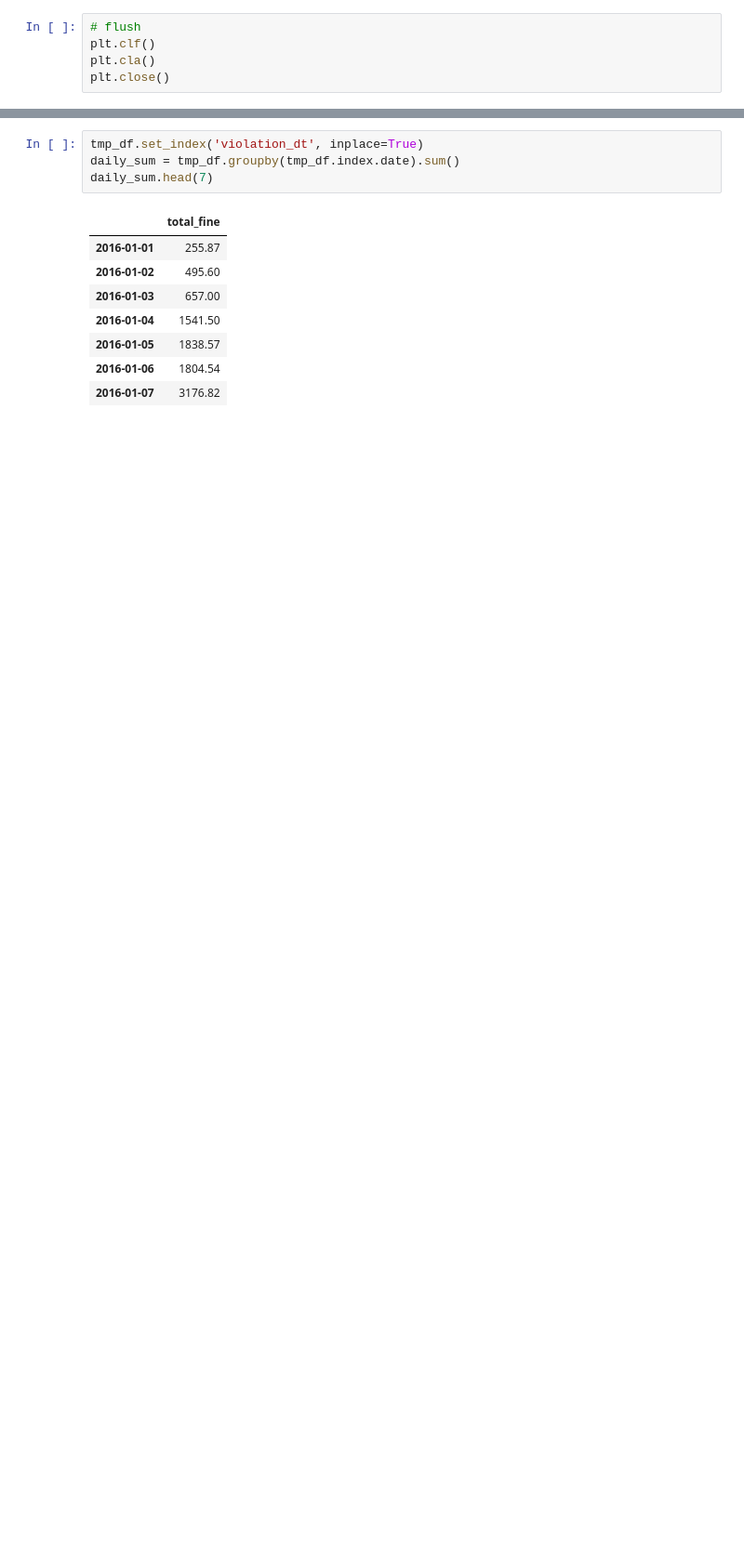
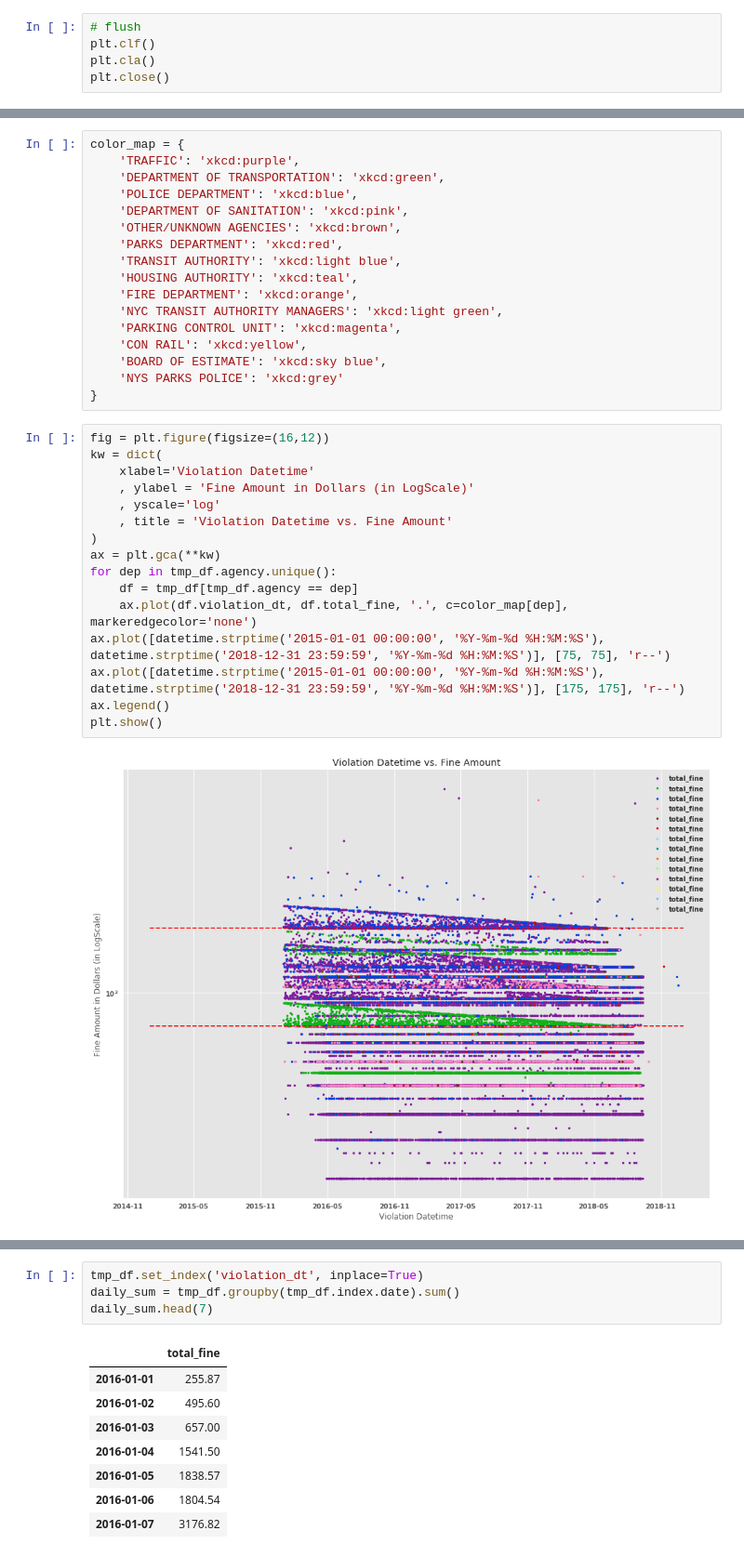
Before and after one commit to sunghoonyang/gallery-in-jupyter, a Jupyter notebook: fall18/principles_of_urban_informatics/hw3/HW3_shy256.ipynb, the cells around one changed output, grey strips where cells are left out. Shown at 93% size. Drawn from its saved outputs; the diff is of its cells as text; blank space fills up the shorter version.

```diff
--- a/fall18/principles_of_urban_informatics/hw3/HW3_shy256.ipynb
+++ b/fall18/principles_of_urban_informatics/hw3/HW3_shy256.ipynb
@@ -250,0 +331,35 @@ plt.close()
+# %%
+color_map = {
+    'TRAFFIC': 'xkcd:purple',
+    'DEPARTMENT OF TRANSPORTATION': 'xkcd:green',
+    'POLICE DEPARTMENT': 'xkcd:blue',
+    'DEPARTMENT OF SANITATION': 'xkcd:pink',
+    'OTHER/UNKNOWN AGENCIES': 'xkcd:brown',
+    'PARKS DEPARTMENT': 'xkcd:red',
+    'TRANSIT AUTHORITY': 'xkcd:light blue',
+    'HOUSING AUTHORITY': 'xkcd:teal',
+    'FIRE DEPARTMENT': 'xkcd:orange',
+    'NYC TRANSIT AUTHORITY MANAGERS': 'xkcd:light green',
+    'PARKING CONTROL UNIT': 'xkcd:magenta',
+    'CON RAIL': 'xkcd:yellow',
+    'BOARD OF ESTIMATE': 'xkcd:sky blue',
+    'NYS PARKS POLICE': 'xkcd:grey'
+}
+# %%
+fig = plt.figure(figsize=(16,12))
+kw = dict(
+    xlabel='Violation Datetime'
+    , ylabel = 'Fine Amount in Dollars (in LogScale)'
+    , yscale='log'
+    , title = 'Violation Datetime vs. Fine Amount'
+)
+ax = plt.gca(**kw)
+for dep in tmp_df.agency.unique():
+    df = tmp_df[tmp_df.agency == dep]
+    ax.plot(df.violation_dt, df.total_fine, '.', c=color_map[dep], markeredgecolor='none')
+ax.plot([datetime.strptime('2015-01-01 00:00:00', '%Y-%m-%d %H:%M:%S'), datetime.strptime('2018-12-31 23:59:59', '%Y-%m-%d %H:%M:%S')], [75, 75], 'r--')
+ax.plot([datetime.strptime('2015-01-01 00:00:00', '%Y-%m-%d %H:%M:%S'), datetime.strptime('2018-12-31 23:59:59', '%Y-%m-%d %H:%M:%S')], [175, 175], 'r--')
+ax.legend()
+plt.show()
+# %% [output]
+[figure, added]
```
Also changed, not shown: parts of 28 cells of this notebook, 1 other file.
